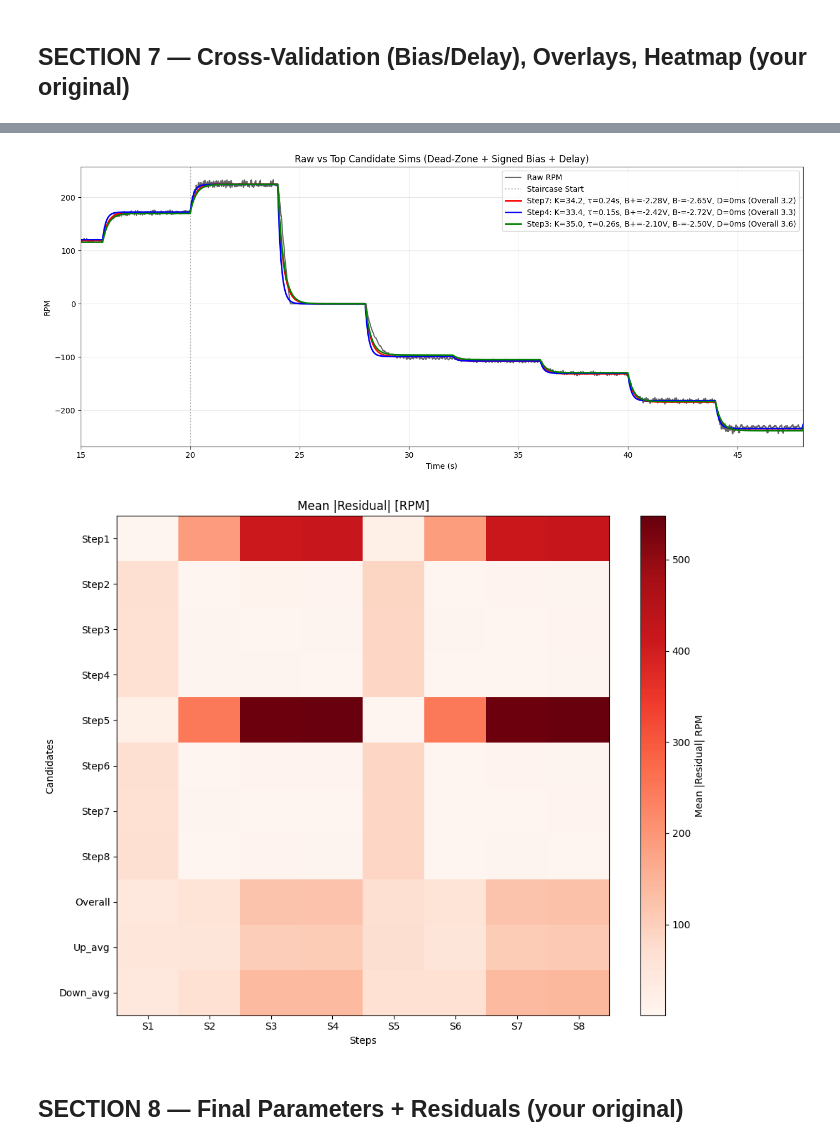
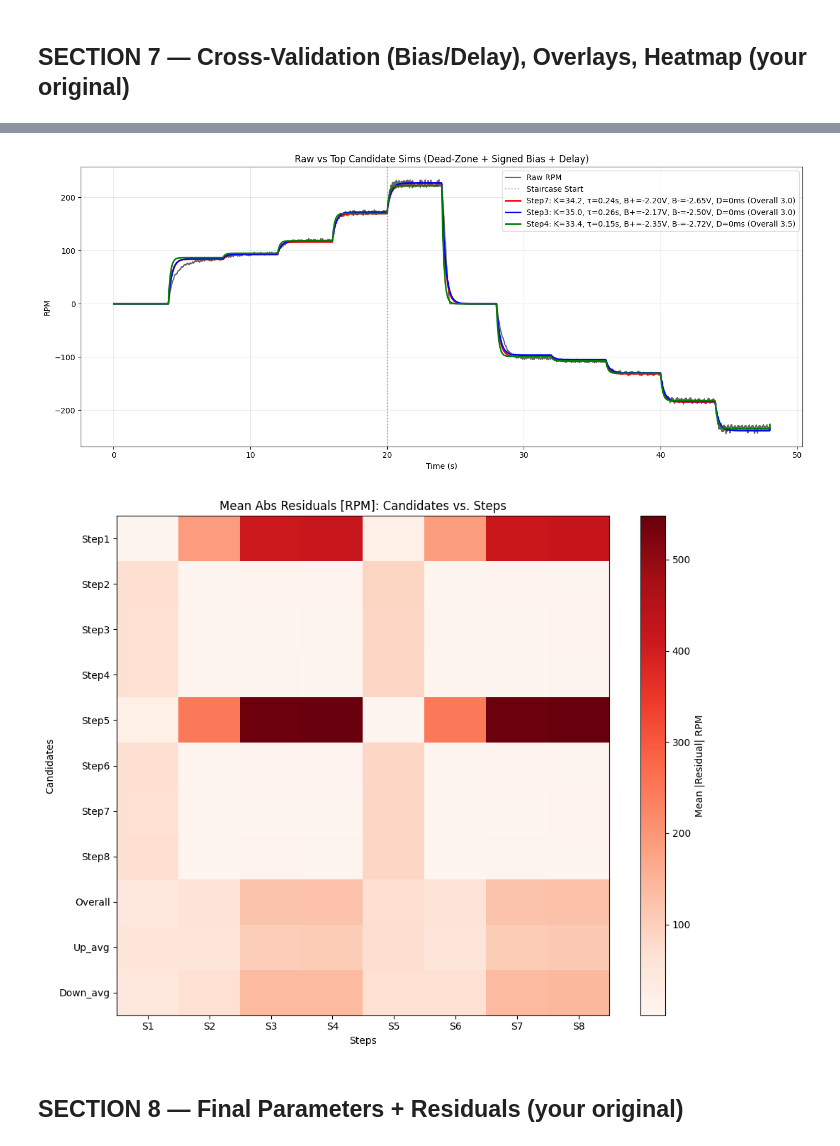
Before and after one commit to Piyushiitk24/dc-motor-signed-bias-deadzone-id-control, a Jupyter notebook: DC_Motor_ID_SignedBias_DeadZone_IMCPI.ipynb, the cells around one changed output, grey strips where cells are left out. Cells and saved outputs as stored; diff of their text form; code cells hidden in the pictures.

```diff
--- a/DC_Motor_ID_SignedBias_DeadZone_IMCPI.ipynb
+++ b/DC_Motor_ID_SignedBias_DeadZone_IMCPI.ipynb
@@ -483,47 +507,46 @@ Cross-validation (signed bias + delay):
 # %%
-# --- SECTION 7B: Overlay of Top-3 Fits ---
+# --- SECTION 7B: Overlay of Top-3 Fits (full run) ---
 top = scores_df.nsmallest(3, 'Combined MAE (RPM)')
 
 fig, ax = plt.subplots(figsize=(14,6))
 ax.plot(df['time'], df['rpm'].values, 'k-', alpha=0.6, label='Raw RPM', lw=1.5)
 ax.axvline(t_stair_start, color='gray', ls=':', alpha=0.6, label='Staircase Start')
 
 colors = ['r','b','g']
 for i, (_, row) in enumerate(top.iterrows()):
     name = row['Candidate']
     idx  = [c['name'] for c in candidates].index(name)
-    K    = candidates[idx]['K']; tau = candidates[idx]['tau']
-    Bp   = float(row['U_bias_pos (V)']); Bn = float(row['U_bias_neg (V)']); D = float(row['T_delay (s)'])
-    y_sim = (lambda K,tau,Bp,Bn,D: (
-        lambda u_eff, t: (
-            # reuse overlay builder
-            (lambda uD, pos, neg: (
-                sim_full_response(K, tau, uD, t)
-                - Bp*sim_full_response(K, tau, pos, t)
-                + Bn*sim_full_response(K, tau, neg, t)
-            ))(apply_delay(u_eff, t, D), (apply_delay(u_eff, t, D) > 0).astype(float), (apply_delay(u_eff, t, D) < 0).astype(float))
-        )
-    ))(K,tau,Bp,Bn,D)(df['u_eff'].values, df['time'].values)
+    K    = float(candidates[idx]['K'])
+    tau  = float(candidates[idx]['tau'])
+    Bp   = float(row['U_bias_pos (V)'])
+    Bn   = float(row['U_bias_neg (V)'])
+    D    = float(row['T_delay (s)'])
+
+    y_sim = sim_full_signed_bias(K, tau, df['u_eff'].values, df['time'].values, Bp, Bn, D)
+
     ax.plot(df['time'], y_sim, colors[i], lw=2,
             label=f"{name}: K={K:.1f}, τ={tau:.2f}s, B+={Bp:+.2f}V, B-={Bn:+.2f}V, D={int(D*1e3)}ms "
                   f"(Overall {row['Overall MAE (RPM)']:.1f})")
-ax.set_xlabel('Time (s)'); ax.set_ylabel('RPM'); ax.set_xlim(15, df['time'].max())
+
+ax.set_xlabel('Time (s)'); ax.set_ylabel('RPM')
+# IMPORTANT: do NOT clamp xlim; we want the WHOLE run, including the first 4–5 V steps.
+# ax.set_xlim(df['time'].min(), df['time'].max())  # <- optional, but covers full run anyway
 ax.set_title('Raw vs Top Candidate Sims (Dead-Zone + Signed Bias + Delay)')
-ax.grid(True, alpha=0.3); ax.legend()
+ax.grid(True, alpha=0.3); ax.legend(loc='best')
 plt.tight_layout(); plt.savefig(f'{OUT_DIR}/full_overlays_top3.png', dpi=150); plt.show()
 # %% [output]
-[figure, old version]
+[figure, new version]
 # %%
-# --- SECTION 7C: Residual Heatmap (candidate vs step) ---
+# --- SECTION 7C: Residuals Heatmap (per-step sims; no bias/delay) ---
 res_matrix = np.full((len(candidates), len(step_results)), np.nan)
 for ci, cand in enumerate(candidates):
     for si, r in enumerate(step_results):
-        s,e = r['start_idx'], r['end_idx']
+        s, e  = r['start_idx'], r['end_idx']
         t_seg = df['time'].iloc[s:e+1].values - df['time'].iloc[s]
         y_true = df['rpm_id'].iloc[s:e+1].values
         y0 = r['y0']
         y_sim = sim_step_response(t_seg, r['delta_u'], cand['K'], cand['tau'], y0,
-                                  r['u_before'], r['u_after'])
+                                  u_before=r.get('u_before'), u_after=r.get('u_after'))
         res_matrix[ci, si] = np.mean(np.abs(y_true - y_sim))
 
 fig, ax = plt.subplots(figsize=(10,8))
@@ -532,11 +555,12 @@ ax.set_xticks(range(len(step_results)))
 ax.set_xticklabels([f"S{r['step_num']}" for r in step_results])
 ax.set_yticks(range(len(candidates)))
 ax.set_yticklabels([c['name'] for c in candidates])
-ax.set_xlabel('Steps'); ax.set_ylabel('Candidates'); ax.set_title('Mean |Residual| [RPM]')
+ax.set_ylabel('Candidates'); ax.set_xlabel('Steps')
+ax.set_title('Mean Abs Residuals [RPM]: Candidates vs. Steps')
 plt.colorbar(im, ax=ax, label='Mean |Residual| RPM')
 plt.tight_layout(); plt.savefig(f'{OUT_DIR}/residuals_heatmap.png', dpi=150); plt.show()
 # %% [output]
-[figure, old version]
+[figure, new version]
 # %% [markdown]
 ## SECTION 8 — Final Parameters + Residuals (your original)
 # %%
```
Also changed, not shown: parts of 12 cells of this notebook.
